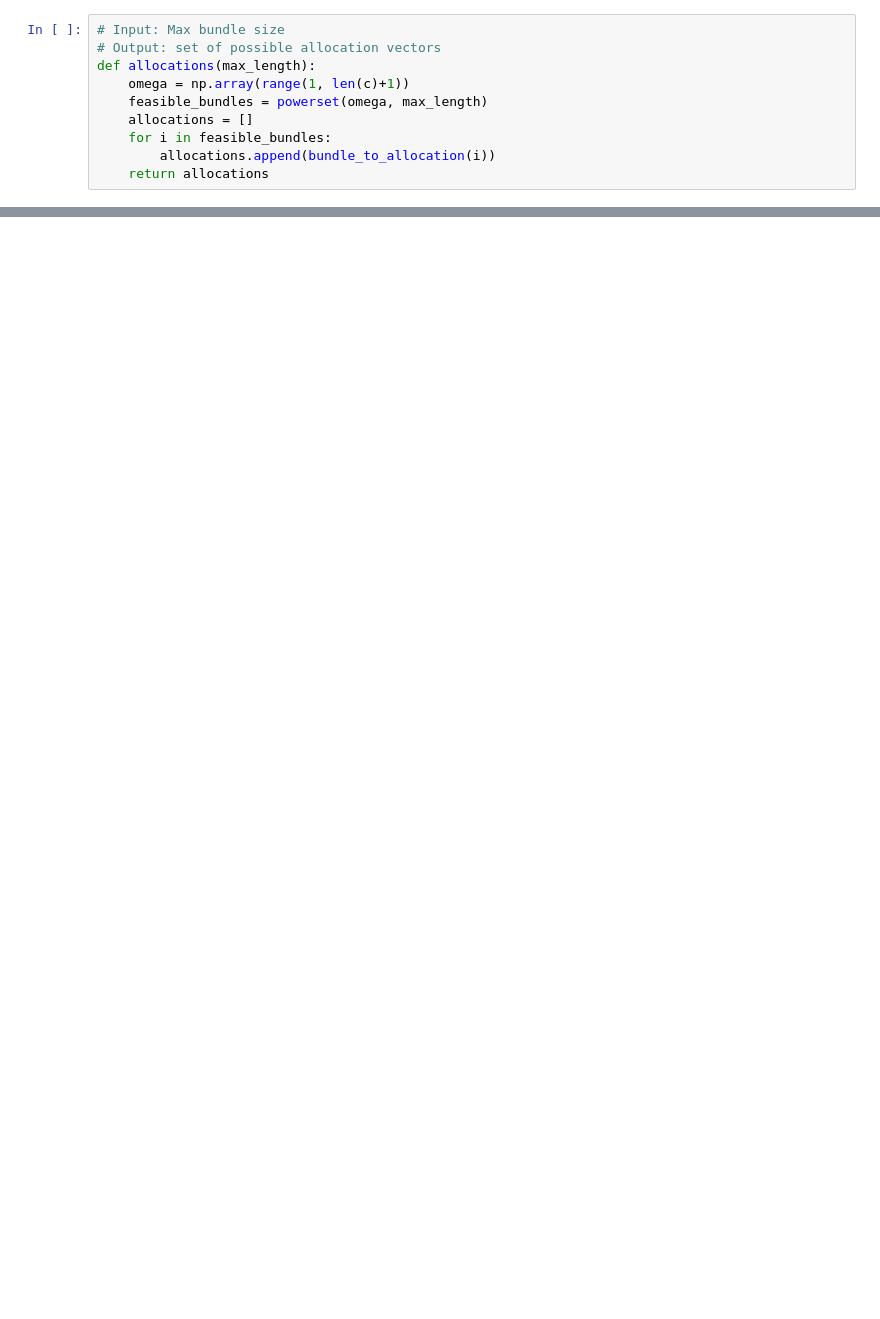
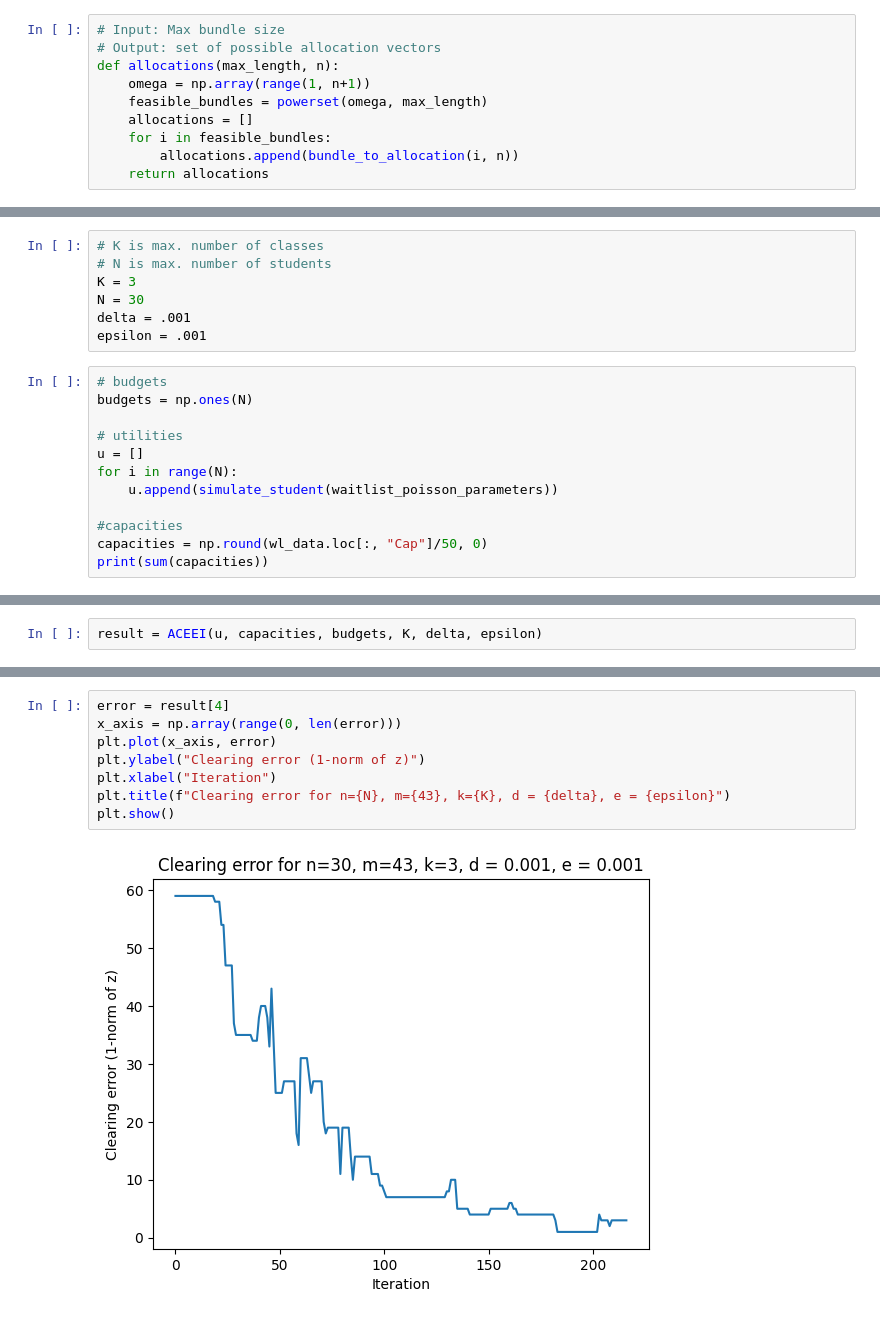
Before and after one commit to sarah-gu/course-allocation-aceei, a Jupyter notebook: pj_custom.ipynb, the cells around one changed output, grey strips where cells are left out. Cells and saved outputs as stored; diff of their text form; blank space fills up the shorter version.

Commit message:
budget_perturbation fix and social_welfare added

```diff
--- a/pj_custom.ipynb
+++ b/pj_custom.ipynb
@@ -49,12 +57,12 @@ def cost(allocation, prices):
 # %%
 # Input: Max bundle size
 # Output: set of possible allocation vectors
-def allocations(max_length):
-    omega = np.array(range(1, len(c)+1))
+def allocations(max_length, n):
+    omega = np.array(range(1, n+1))
     feasible_bundles = powerset(omega, max_length)
     allocations = []
     for i in feasible_bundles:
-        allocations.append(bundle_to_allocation(i))
+        allocations.append(bundle_to_allocation(i, n))
     return allocations
 # %%
 # input: set of allocations, utility, prices, and budget
@@ -233,0 +264,19 @@ def ACEEI(u, c, b_0, K, delta, epsilon):
+# %%
+# K is max. number of classes
+# N is max. number of students
+K = 3
+N = 30
+delta = .001
+epsilon = .001
+# %%
+# budgets
+budgets = np.ones(N)
+
+# utilities
+u = []
+for i in range(N):
+    u.append(simulate_student(waitlist_poisson_parameters))
+
+#capacities
+capacities = np.round(wl_data.loc[:, "Cap"]/50, 0)
+print(sum(capacities))
@@ -233,0 +285,2 @@ def ACEEI(u, c, b_0, K, delta, epsilon):
+# %%
+result = ACEEI(u, capacities, budgets, K, delta, epsilon)
@@ -233,0 +346,10 @@ def ACEEI(u, c, b_0, K, delta, epsilon):
+# %%
+error = result[4]
+x_axis = np.array(range(0, len(error)))
+plt.plot(x_axis, error)
+plt.ylabel("Clearing error (1-norm of z)")
+plt.xlabel("Iteration")
+plt.title(f"Clearing error for n={N}, m={43}, k={K}, d = {delta}, e = {epsilon}")
+plt.show()
+# %% [output]
+[figure, added]
```
Also changed, not shown: parts of 16 cells of this notebook.
